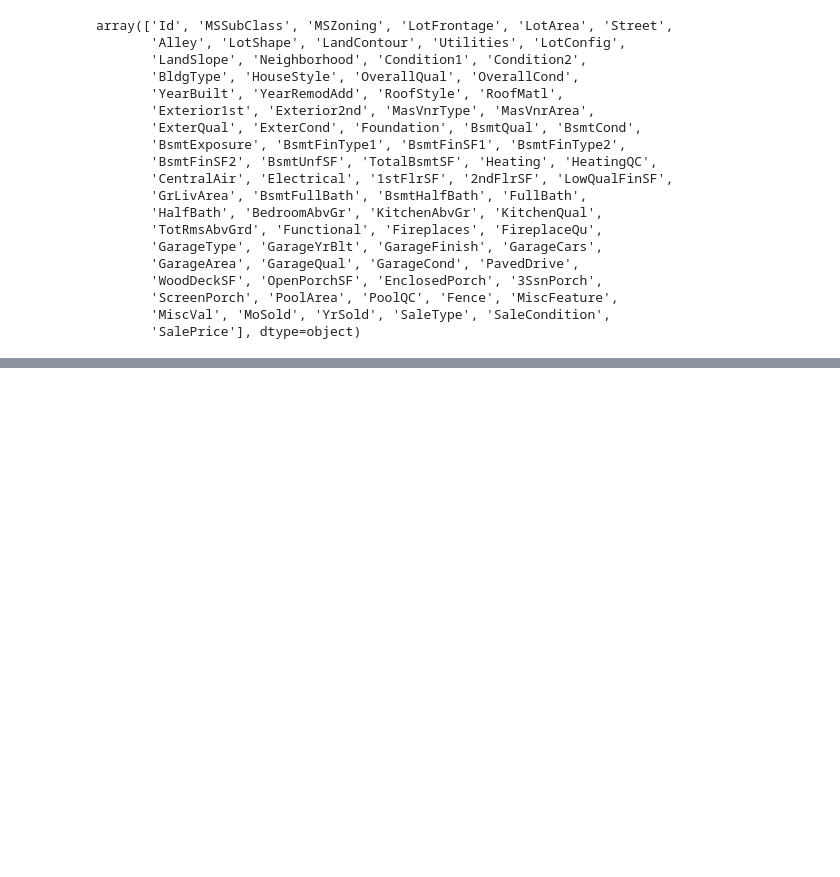
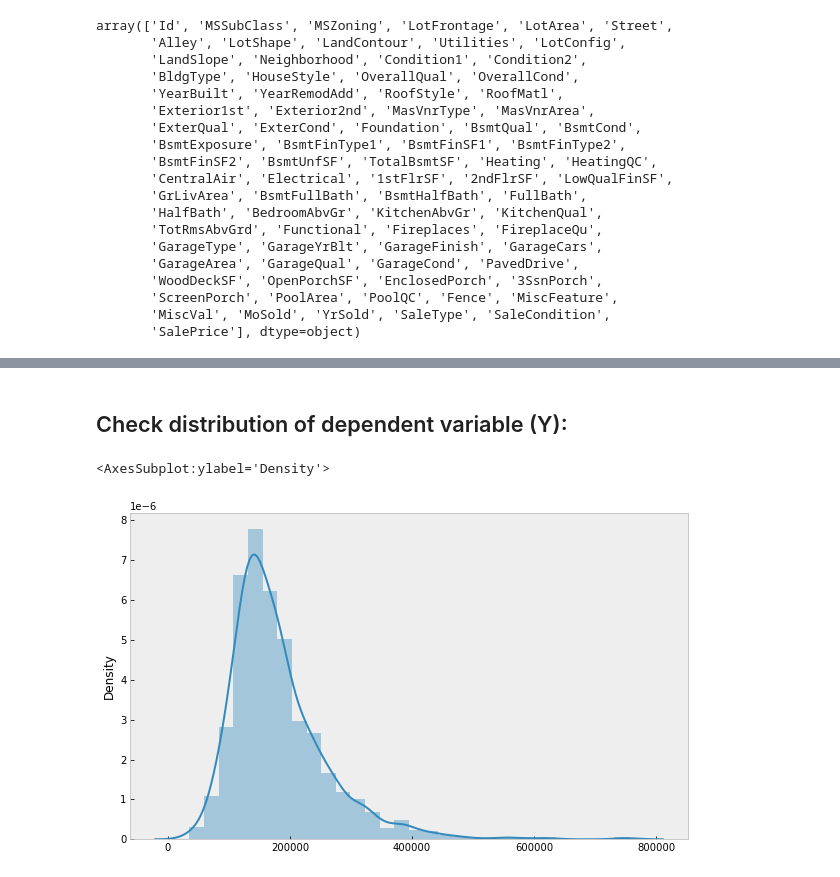
Before and after one commit to traceymai/housing, a Jupyter notebook: housing.ipynb, the cells around one changed output, grey strips where cells are left out. Saved outputs shown, nothing was run; the diff lists cells and outputs as text; code cells hidden in the pictures; blank space fills up the shorter version.

```diff
--- a/housing.ipynb
+++ b/housing.ipynb
@@ -212,4 +104,0 @@ cols = corr.nlargest(k, "SalePrice")["SalePrice"].index
-# %%
-cm = np.corrcoef(df_train[cols].values.T)
-sns.set(font_scale = 1.25)
-hm = sns.heatmap(cm, )
@@ -236,0 +199,8 @@ array([[1.        , 0.7909816 , 0.70862448, 0.6404092 , 0.62343144,
+# %% [markdown]
+## Check distribution of dependent variable (Y):
+# %%
+plt.figure(figsize = (10,6))
+sns.distplot(Y, bins=30)
+# %% [output]
+<AxesSubplot:ylabel='Density'>
+[figure, added]
```
Also changed, not shown: parts of 70 cells of this notebook, 2 other files.
